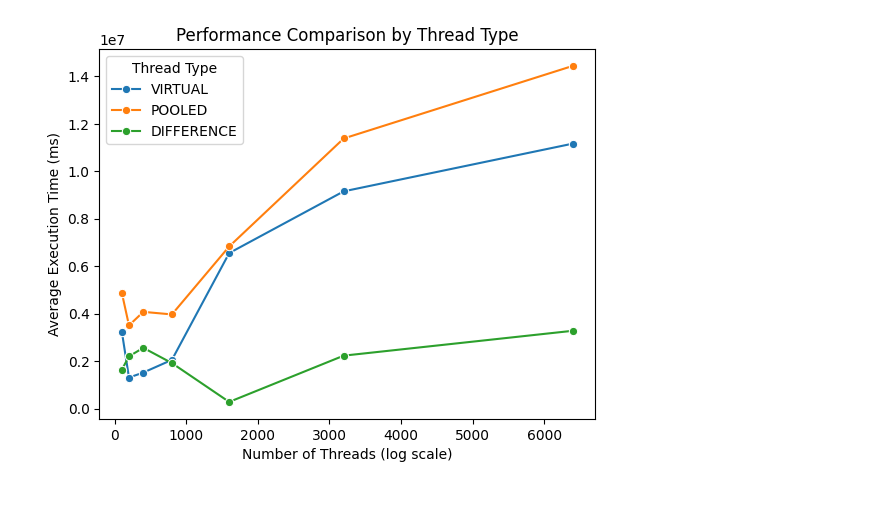
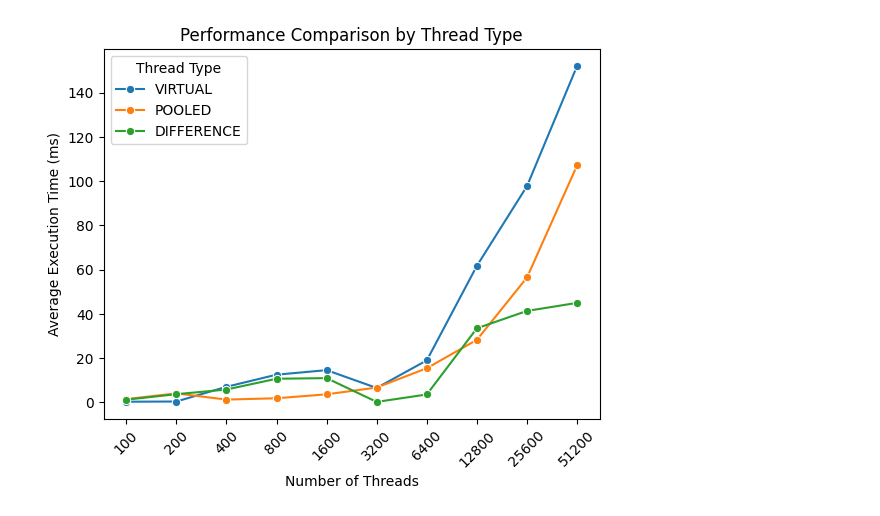
Before and after one commit to Banuran/HKA-Projektarbeit-1, a Jupyter notebook: visualization.ipynb, the cells around one changed output. Cells and saved outputs as stored; diff of their text form; code cells hidden in the pictures.

Commit message:
refine visualization

```diff
--- a/visualization.ipynb
+++ b/visualization.ipynb
@@ -3,5 +3,5 @@ import pandas as pd
 import matplotlib.pyplot as plt
 import seaborn as sns
 # %%
-file_path = "ThreadComparisonResult_2024-02-19-12-40-43.csv"
+file_path = "./results/System1_Windows11_Graal.csv"
 data = pd.read_csv(file_path)
@@ -16,0 +8,4 @@ data.head()
+# %%
+# Convert AvgExecutionTime in ms
+data['AvgExecutionTime'] = data['AvgExecutionTime'] / 1e6
+data.head()
@@ -16,0 +19,4 @@ data.head()
+# %%
+# Add sequential number to enable equal spacing in diagrams
+data['Seq'] = data.groupby(['ThreadType']).cumcount()
+data.head()
@@ -63,0 +82,24 @@ plt.show()
+# %%
+include_thread_types = ['VIRTUAL', 'POOLED']
+filtered_data = data[data['ThreadType'].isin(include_thread_types)]
+
+difference = filtered_data.copy()
+difference['difference'] = difference.groupby('NumThreads')['AvgExecutionTime'].diff().abs()
+difference.dropna(inplace=True)
+difference.reset_index(drop=True, inplace=True)
+difference['AvgExecutionTime'] = difference['difference']
+difference['ThreadType'] = 'DIFFERENCE'
+difference
+
+filtered_data = pd.concat([filtered_data, difference])
+
+sns.lineplot(x='Seq', y='AvgExecutionTime', hue='ThreadType', data=filtered_data, marker='o', linestyle='-')
+
+plt.title('Performance Comparison by Thread Type')
+plt.xlabel('Number of Threads')
+plt.ylabel('Average Execution Time (ms)')
+
+plt.xticks(data['Seq'].unique(), data['NumThreads'].unique(), rotation=45)
+
+plt.legend(title='Thread Type', loc='upper left')
+plt.show()
@@ -64,13 +108,15 @@ plt.show()
 # %%
-filtered_data_2 = filtered_data[filtered_data['NumThreads'] < 10000]
+filtered_data_2 = filtered_data[filtered_data['NumThreads'] < 100000]
 
-sns.lineplot(x='NumThreads', y='AvgExecutionTime', hue='ThreadType', data=filtered_data_2, marker='o', linestyle='-')
+sns.lineplot(x='Seq', y='AvgExecutionTime', hue='ThreadType', data=filtered_data_2, marker='o', linestyle='-')
 
 plt.title('Performance Comparison by Thread Type')
 plt.xlabel('Number of Threads')
 plt.ylabel('Average Execution Time (ms)')
 
+plt.xticks(filtered_data_2['Seq'].unique(), filtered_data_2['NumThreads'].unique(), rotation=45)
+
 plt.legend(title='Thread Type', loc='upper left')
 plt.show()
 # %% [output]
-[figure, old version]
+[figure, new version]
```
Also changed, not shown: parts of 9 cells of this notebook.
